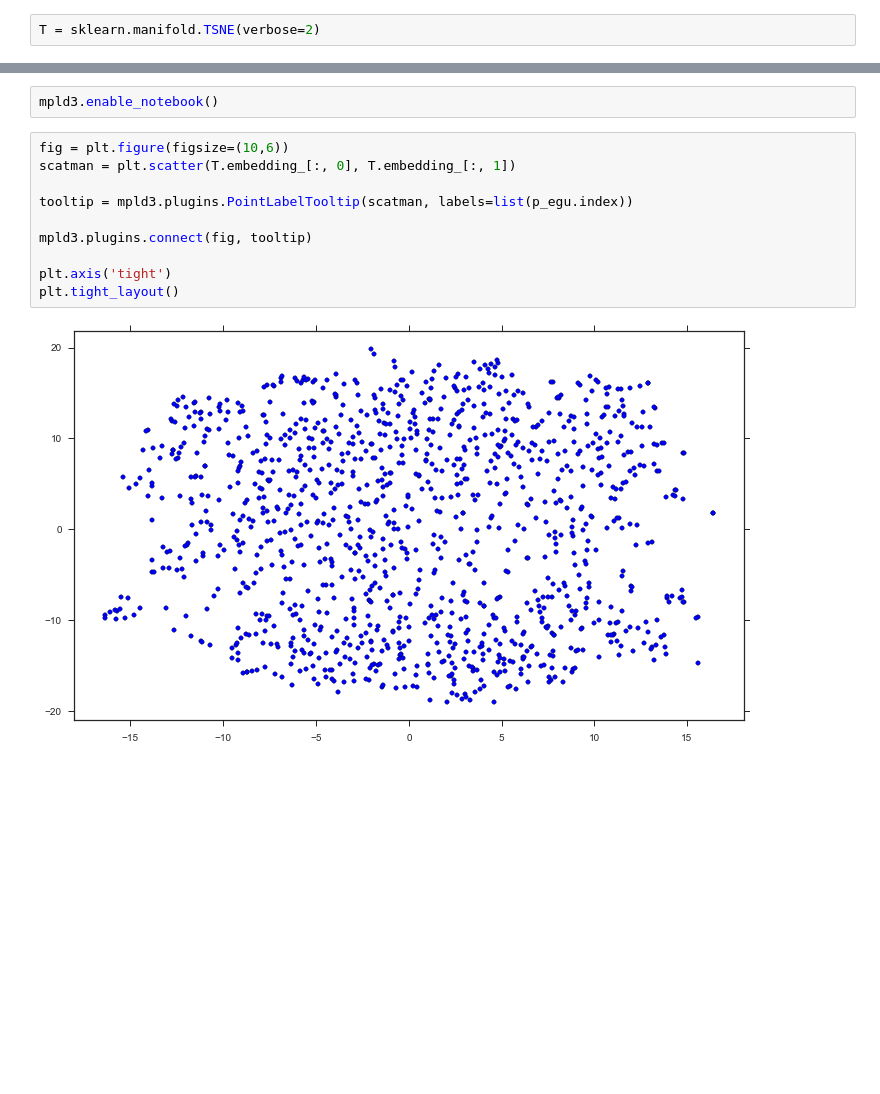
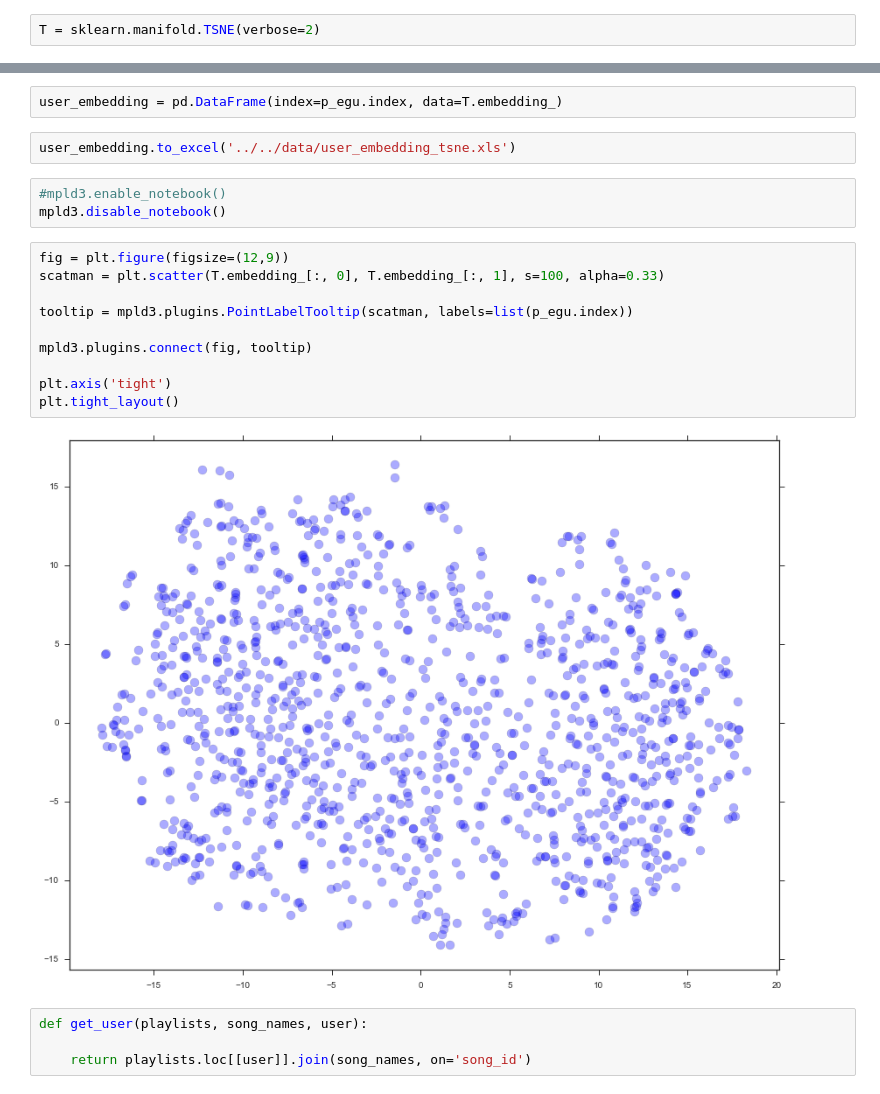
Before and after one commit to bmcfee/playlist_recommender, a Jupyter notebook: code/notebooks/10 - Clustering users.ipynb, the cells around one changed output, grey strips where cells are left out. Drawn from its saved outputs; the diff is of its cells as text; blank space fills up the shorter version.

Commit message:
checking in user embedding results

```diff
--- a/code/notebooks/10 - Clustering users.ipynb
+++ b/code/notebooks/10 - Clustering users.ipynb
@@ -57,14 +49,23 @@ T.fit(p_egu**0.5)
-# %%
-mpld3.enable_notebook()
+# %%
+user_embedding = pd.DataFrame(index=p_egu.index, data=T.embedding_)
+# %%
+user_embedding.to_excel('../../data/user_embedding_tsne.xls')
+# %%
+#mpld3.enable_notebook()
+mpld3.disable_notebook()
 # %%
-fig = plt.figure(figsize=(10,6))
-scatman = plt.scatter(T.embedding_[:, 0], T.embedding_[:, 1])
+fig = plt.figure(figsize=(12,9))
+scatman = plt.scatter(T.embedding_[:, 0], T.embedding_[:, 1], s=100, alpha=0.33)
 
 tooltip = mpld3.plugins.PointLabelTooltip(scatman, labels=list(p_egu.index))
 
 mpld3.plugins.connect(fig, tooltip)
 
 plt.axis('tight')
 plt.tight_layout()
 # %% [output]
-[figure, old version]
+[figure, new version]
+# %%
+def get_user(playlists, song_names, user):
+
+    return playlists.loc[[user]].join(song_names, on='song_id')
```
Also changed, not shown: parts of 11 cells of this notebook, 1 other file.
